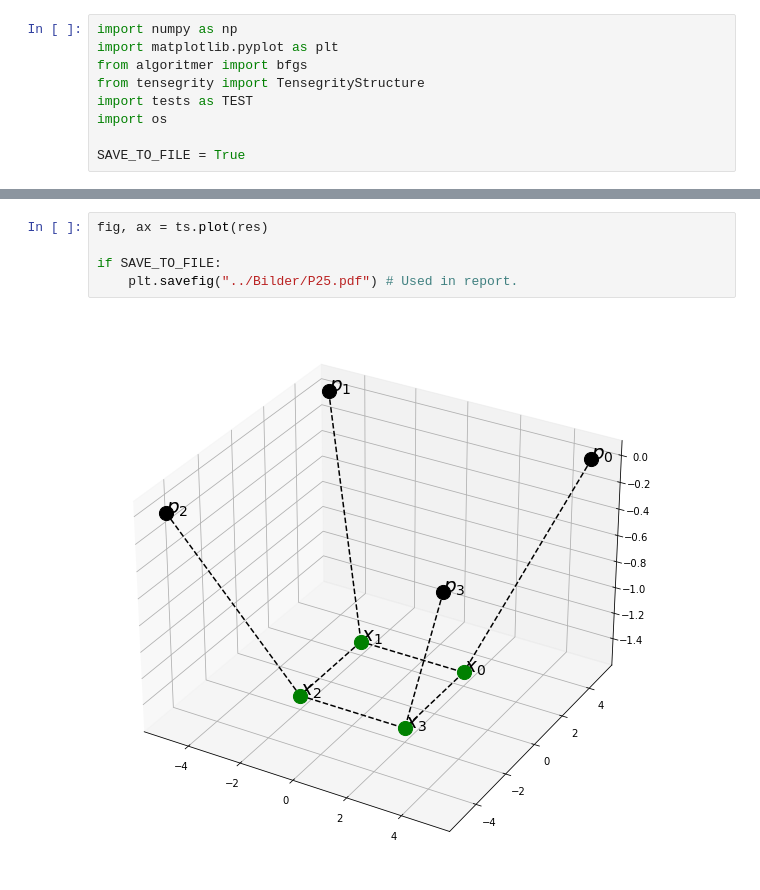
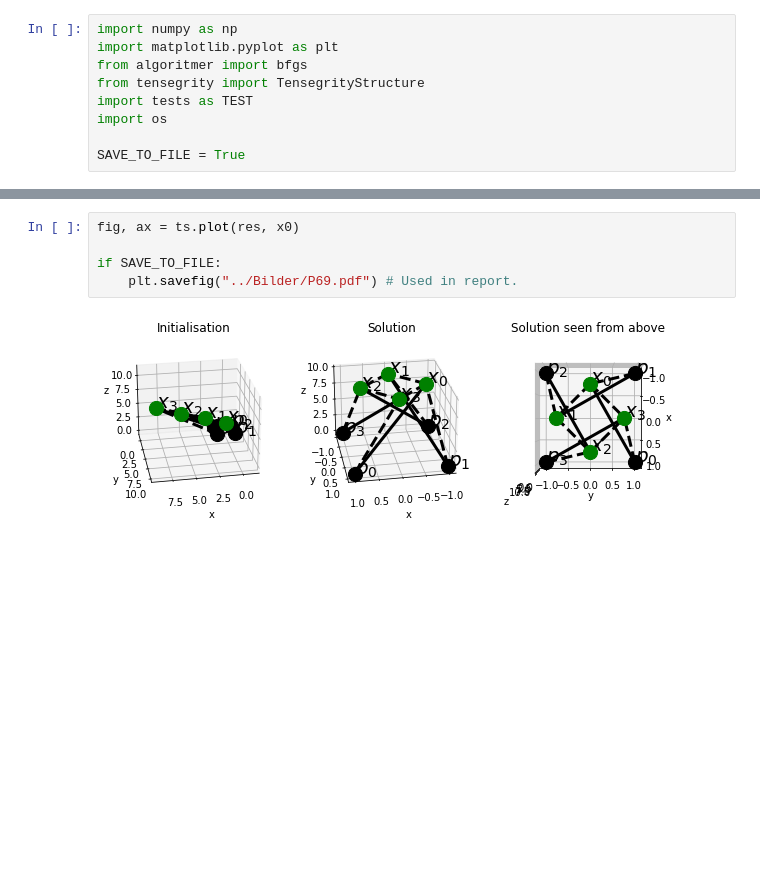
Before and after one commit to otkulseng/Opt1_Project, a Jupyter notebook: Kode/experiments.ipynb, the cells around one changed output, grey strips where cells are left out. Cells and saved outputs as stored; diff of their text form; blank space fills up the shorter version.

```diff
--- a/Kode/experiments.ipynb
+++ b/Kode/experiments.ipynb
@@ -22,7 +43,7 @@ if SAVE_TO_FILE:
 # %%
-fig, ax = ts.plot(res)
+fig, ax = ts.plot(res, x0)
 
 if SAVE_TO_FILE:
-    plt.savefig("../Bilder/P25.pdf") # Used in report.
+    plt.savefig("../Bilder/P69.pdf") # Used in report.
 # %% [output]
-[figure, old version]
+[figure, new version]
```
Also changed, not shown: parts of 8 cells of this notebook, 19 other files.
